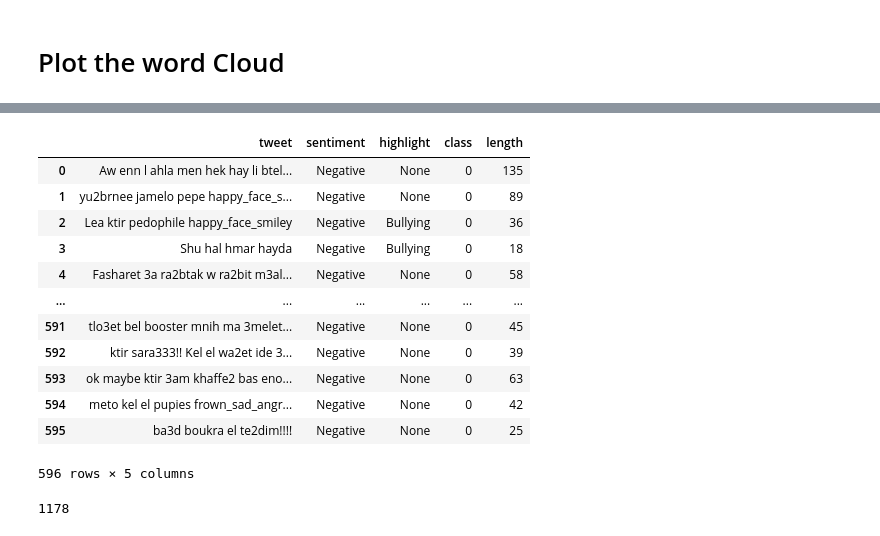
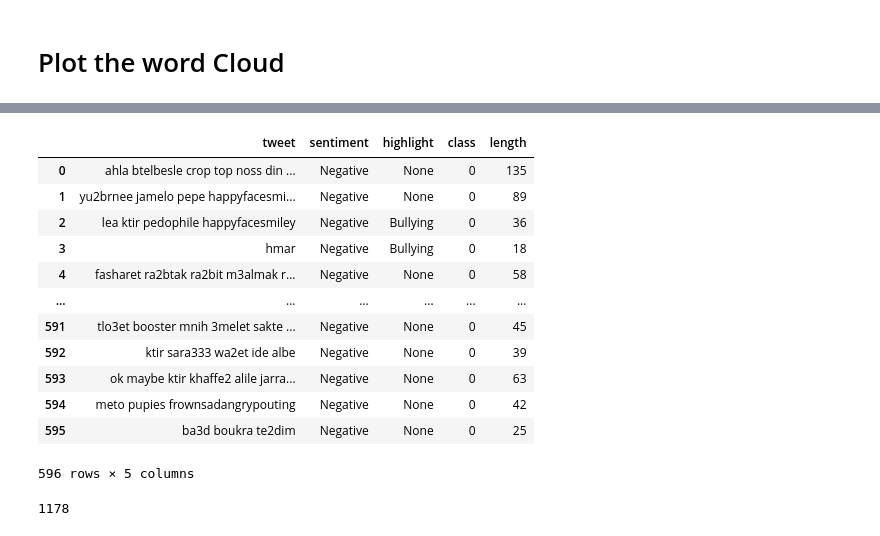
Before and after one commit to manelbenabid/Lebanese-Arabizi-Tweet-Sentiment-Analysis, a Jupyter notebook: Data_Preprocessing.ipynb, the cells around one changed output, grey strips where cells are left out. Cells and saved outputs as stored; diff of their text form; code cells hidden in the pictures.

```diff
--- a/Data_Preprocessing.ipynb
+++ b/Data_Preprocessing.ipynb
@@ -213,24 +239,30 @@ shu hal hmar hayda
 # %%
 def sound_effects(tweet):
     # substitute laughter sound effect
-    tweet = re.sub(r'(hahah*)+', 'laughter', tweet)
-    tweet = re.sub(r'(hihih*)+', 'laughter', tweet)
-    tweet = re.sub(r'(heheh*)+', 'laughter', tweet)
-    tweet = re.sub(r'waha(ha)+', 'laughter', tweet)
-    tweet = re.sub(r'(lo+l*)+', 'laughter', tweet)
+    tweet = re.sub(r'\b(hahah*)+\b', 'laughter', tweet)
+    tweet = re.sub(r'\b(hihih*)+\b', 'laughter', tweet)
+    tweet = re.sub(r'\b(heheh*)+\b', 'laughter', tweet)
+    tweet = re.sub(r'\bwaha(ha)+\b', 'laughter', tweet)
+    tweet = re.sub(r'\b(lo+l*)+\b', 'laughter', tweet)
 
     # substitute amazement
-    tweet = re.sub(r'(y+a+)+y+', 'amazement', tweet)
-    tweet = re.sub(r'(w+o+)+w+', 'amazement', tweet)
-    tweet = re.sub(r'(w+a+)+w+', 'amazement', tweet)
+    tweet = re.sub(r'\b(y+a+)+y+\b', 'amazement', tweet)
+    tweet = re.sub(r'\b(w+o+)+w+\b', 'amazement', tweet)
+    tweet = re.sub(r'\b(w+a+)+w+\b', 'amazement', tweet)
+    tweet = re.sub(r'\b(w+o+a+h+)\b', 'amazement', tweet)
 
     # substitute surprise
-    tweet = re.sub(r'o+h+', 'surprise', tweet)
-    tweet = re.sub(r'a+h+', 'surprise', tweet)
-    tweet = re.sub(r'o+w+', 'surprise', tweet)
+    tweet = re.sub(r'\bo+h+\b', 'surprise', tweet)
+    tweet = re.sub(r'\ba+h+\b', 'surprise', tweet)
+    tweet = re.sub(r'\bo+w+\b', 'surprise', tweet)
 
 
     # Remove extra spaces and trim the tweet
     tweet = ' '.join(tweet.split())
 
     return tweet
+# %%
+tweet = ''' hahahhahah shou mahdoum looololol
+yyayyyy waawww wow oooohhhh aaahhhhh owwww woaaahhh'''
+tweet = sound_effects(tweet)
+print(tweet)
@@ -276,3 +310,13 @@ We will apply the functions that we created on the data we have in this order:
 1. Replace sound effects
 
 *Note*: We have replaced all the important emojis before so in step 2. remove emojis we are removing non-significant emojis such as "eyes" and "fire" and others.
+# %%
+def tweet_cleaning(tweet):
+  tweet = remove_tags_hashtags_url(tweet)
+  tweet = remove_emojis(tweet)
+  tweet = remove_standalone_numbers(tweet)
+  tweet = remove_punction_stop_words(tweet)
+  tweet = convert_to_lowercase(tweet)
+  tweet = sound_effects(tweet)
+
+  return tweet
@@ -278,0 +333,4 @@ We will apply the functions that we created on the data we have in this order:
+# %%
+# Let's test the cleaning functions
+df_clean = df
+df_clean['tweet'] = df['tweet'].apply(tweet_cleaning)
@@ -296,18 +370,18 @@ positive.head(10)
 # %%
-negative = df[df['class']==0]
+negative = df_clean[df_clean['class']==0]
 negative
 # %% [output]
 |  | tweet | sentiment | highlight | class | length |
-| 0 | Aw enn l ahla men hek hay li btel... | Negative | None | 0 | 135 |
-| 1 | yu2brnee jamelo pepe happy_face_s... | Negative | None | 0 | 89 |
-| 2 | Lea ktir pedophile happy_face_smiley | Negative | Bullying | 0 | 36 |
-| 3 | Shu hal hmar hayda | Negative | Bullying | 0 | 18 |
-| 4 | Fasharet 3a ra2btak w ra2bit m3al... | Negative | None | 0 | 58 |
+| 0 | ahla btelbesle crop top noss din ... | Negative | None | 0 | 135 |
+| 1 | yu2brnee jamelo pepe happyfacesmi... | Negative | None | 0 | 89 |
+| 2 | lea ktir pedophile happyfacesmiley | Negative | Bullying | 0 | 36 |
+| 3 | hmar | Negative | Bullying | 0 | 18 |
+| 4 | fasharet ra2btak ra2bit m3almak r... | Negative | None | 0 | 58 |
 | ... | ... | ... | ... | ... | ... |
-| 591 | tlo3et bel booster mnih ma 3melet... | Negative | None | 0 | 45 |
-| 592 | ktir sara333!! Kel el wa2et ide 3... | Negative | None | 0 | 39 |
-| 593 | ok maybe ktir 3am khaffe2 bas eno... | Negative | None | 0 | 63 |
-| 594 | meto kel el pupies frown_sad_angr... | Negative | None | 0 | 42 |
-| 595 | ba3d boukra el te2dim!!!! | Negative | None | 0 | 25 |
+| 591 | tlo3et booster mnih 3melet sakte ... | Negative | None | 0 | 45 |
+| 592 | ktir sara333 wa2et ide albe | Negative | None | 0 | 39 |
+| 593 | ok maybe ktir khaffe2 alile jarra... | Negative | None | 0 | 63 |
+| 594 | meto pupies frownsadangrypouting | Negative | None | 0 | 42 |
+| 595 | ba3d boukra te2dim | Negative | None | 0 | 25 |
 596 rows × 5 columns
 # %%
```
Also changed, not shown: parts of 18 cells of this notebook.
